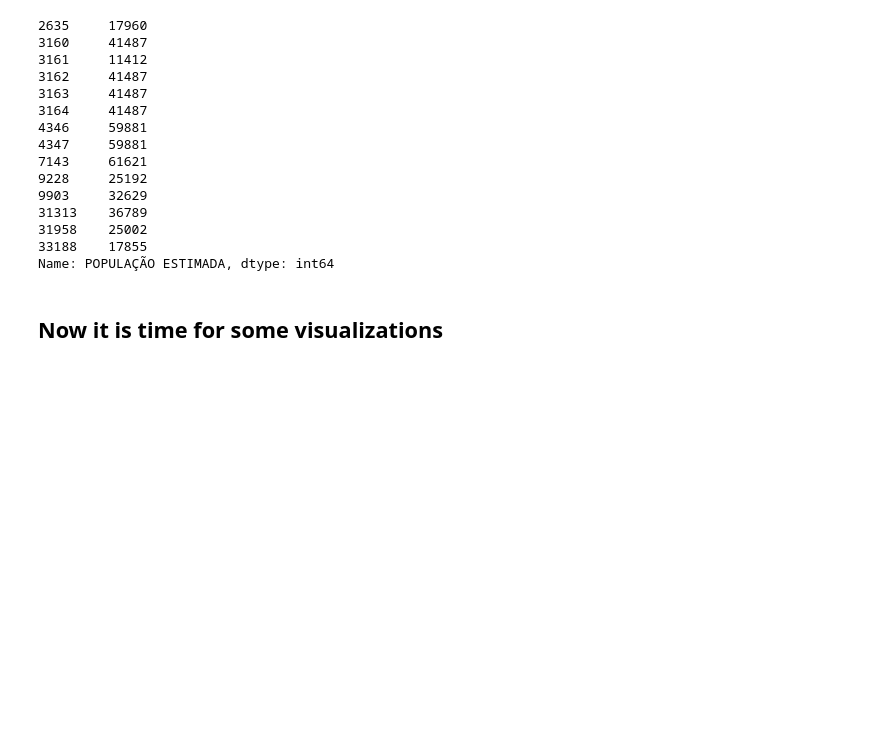
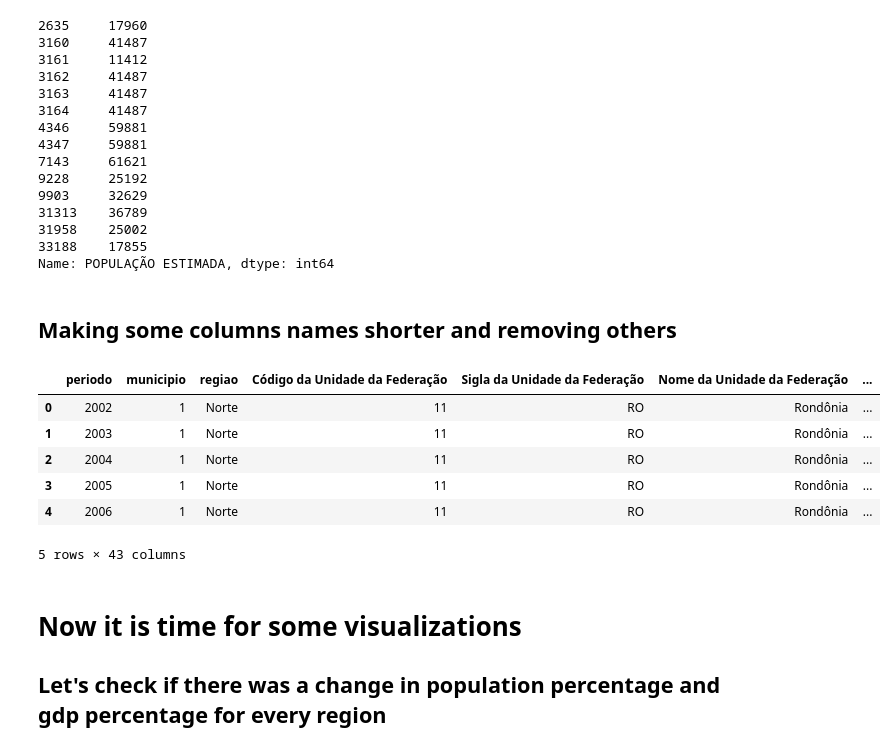
Before and after one commit to vgs2/Socioeconomic-analysis-of-the-brazilian-cities, a Jupyter notebook: projeto.ipynb, the cells around one changed output. Saved outputs shown, nothing was run; the diff lists cells and outputs as text; code cells hidden in the pictures; blank space fills up the shorter version.

Commit message:
Starting visualization

```diff
--- a/projeto.ipynb
+++ b/projeto.ipynb
@@ -260,3 +260,5 @@ dftest[dftest['test1']==False]['POPULAÇÃO ESTIMADA']
 31958    25002
 33188    17855
 Name: POPULAÇÃO ESTIMADA, dtype: int64
+# %% [markdown]
+## Making some columns names shorter and removing others
@@ -263,2 +270,13 @@ Name: POPULAÇÃO ESTIMADA, dtype: int64
+# %%
+dftest.head()
+# %% [output]
+|  | periodo | municipio | regiao | Código da Unidade da Federação | Sigla da Unidade da Federação | Nome da Unidade da Federação | ... |
+| 0 | 2002 | 1 | Norte | 11 | RO | Rondônia | ... |
+| 1 | 2003 | 1 | Norte | 11 | RO | Rondônia | ... |
+| 2 | 2004 | 1 | Norte | 11 | RO | Rondônia | ... |
+| 3 | 2005 | 1 | Norte | 11 | RO | Rondônia | ... |
+| 4 | 2006 | 1 | Norte | 11 | RO | Rondônia | ... |
+5 rows × 43 columns
 # %% [markdown]
-## Now it is time for some visualizations
+# Now it is time for some visualizations
+## Let's check if there was a change in population percentage and gdp percentage for every region
```
Also changed, not shown: parts of 8 cells of this notebook.
